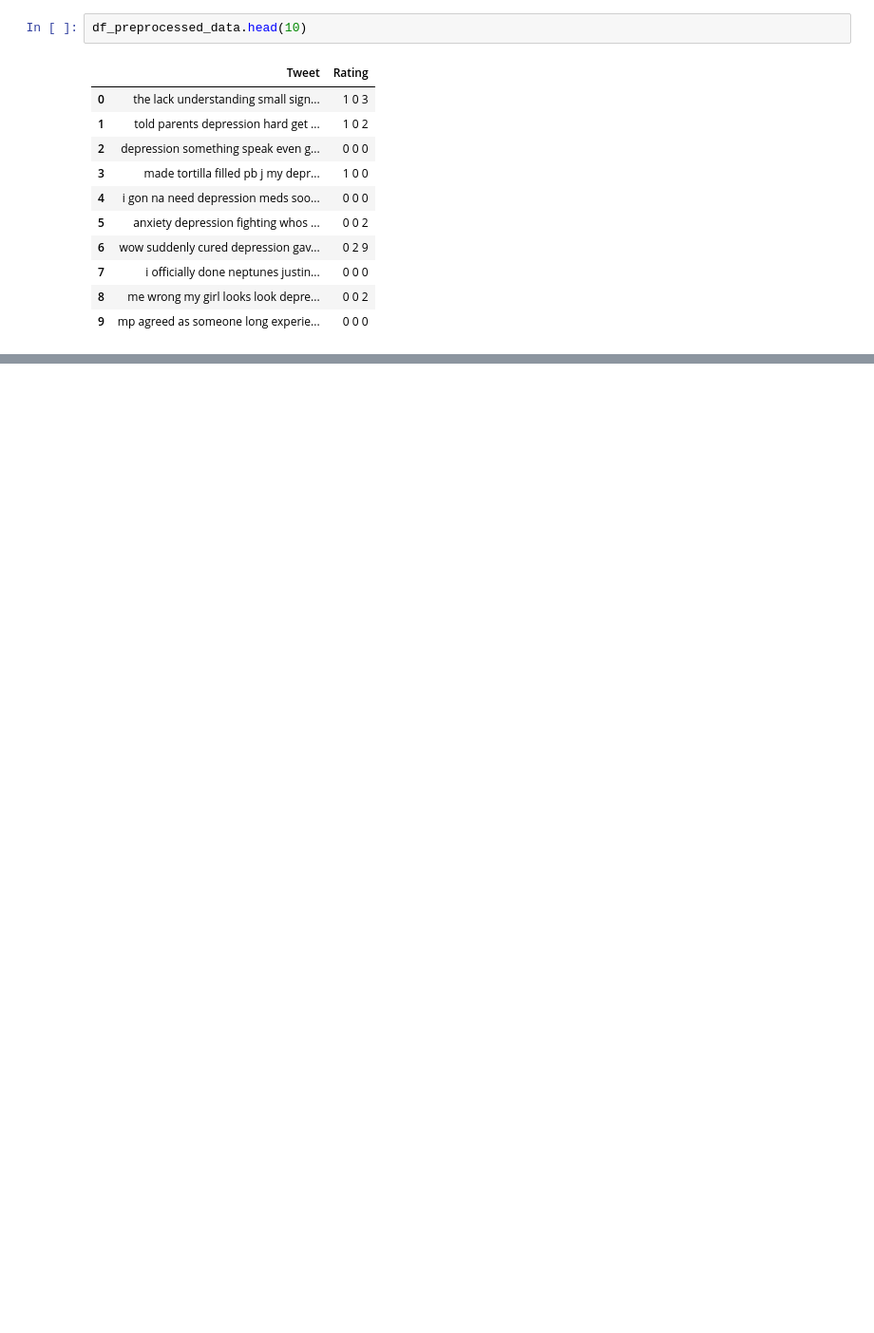
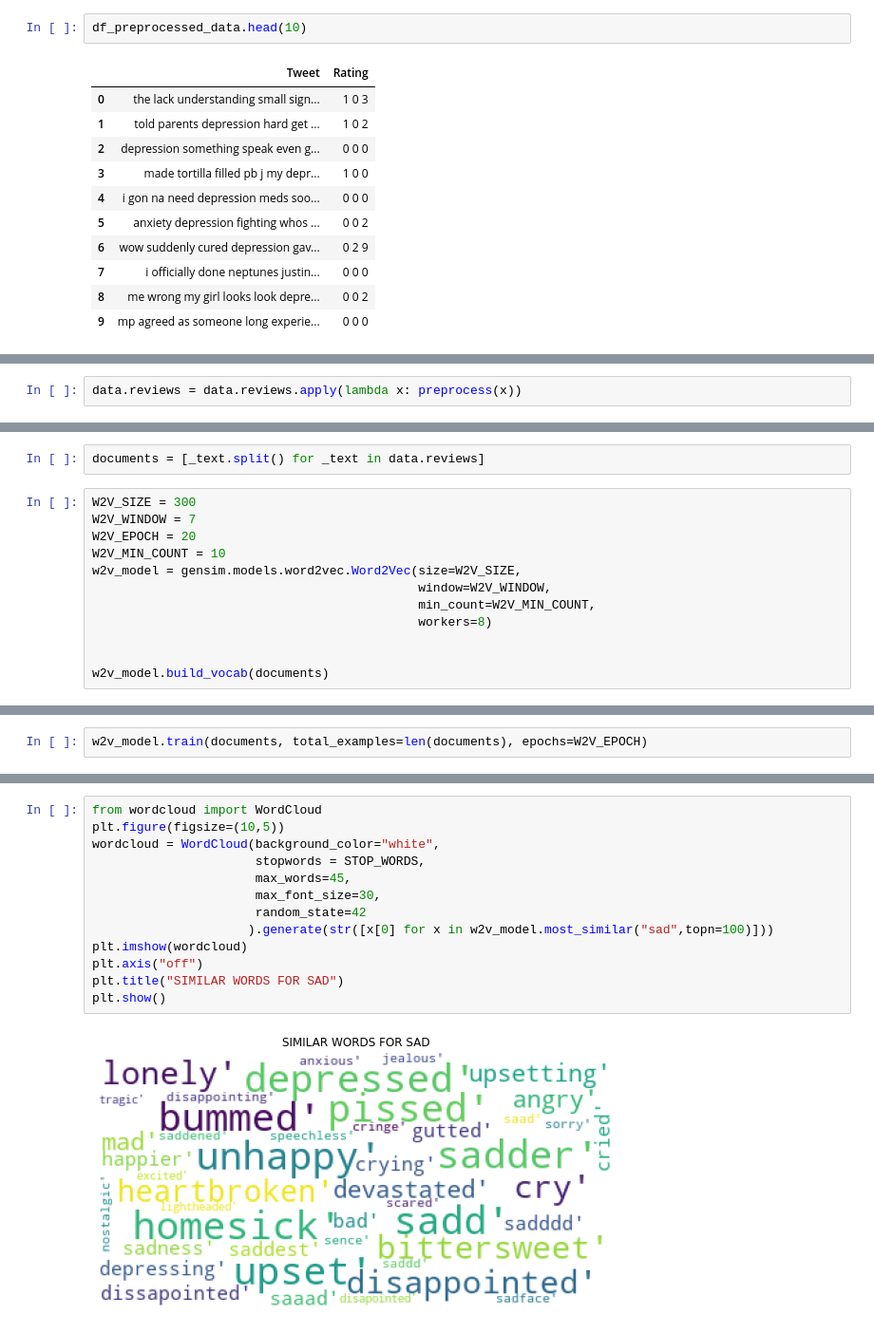
Before and after one commit to Rifat951/Depression-detection-using-Twitter-Dataset, a Jupyter notebook: AML_Data_Preprocessing.ipynb, the cells around one changed output, grey strips where cells are left out. Shown at 95% size. Saved outputs shown, nothing was run; the diff lists cells and outputs as text; blank space fills up the shorter version.

```diff
--- a/AML_Data_Preprocessing.ipynb
+++ b/AML_Data_Preprocessing.ipynb
@@ -389,0 +564,2 @@ df_preprocessed_data.head(10)
+# %%
+data.reviews = data.reviews.apply(lambda x: preprocess(x))
@@ -389,0 +575,14 @@ df_preprocessed_data.head(10)
+# %%
+documents = [_text.split() for _text in data.reviews]
+# %%
+W2V_SIZE = 300
+W2V_WINDOW = 7
+W2V_EPOCH = 20
+W2V_MIN_COUNT = 10
+w2v_model = gensim.models.word2vec.Word2Vec(size=W2V_SIZE,
+                                            window=W2V_WINDOW,
+                                            min_count=W2V_MIN_COUNT,
+                                            workers=8)
+
+
+w2v_model.build_vocab(documents)
@@ -389,0 +595,2 @@ df_preprocessed_data.head(10)
+# %%
+w2v_model.train(documents, total_examples=len(documents), epochs=W2V_EPOCH)
@@ -389,0 +619,15 @@ df_preprocessed_data.head(10)
+# %%
+from wordcloud import WordCloud
+plt.figure(figsize=(10,5))
+wordcloud = WordCloud(background_color="white",
+                      stopwords = STOP_WORDS,
+                      max_words=45,
+                      max_font_size=30,
+                      random_state=42
+                     ).generate(str([x[0] for x in w2v_model.most_similar("sad",topn=100)]))
+plt.imshow(wordcloud)
+plt.axis("off")
+plt.title("SIMILAR WORDS FOR SAD")
+plt.show()
+# %% [output]
+[figure, added]
```
Also changed, not shown: parts of 28 cells of this notebook.
